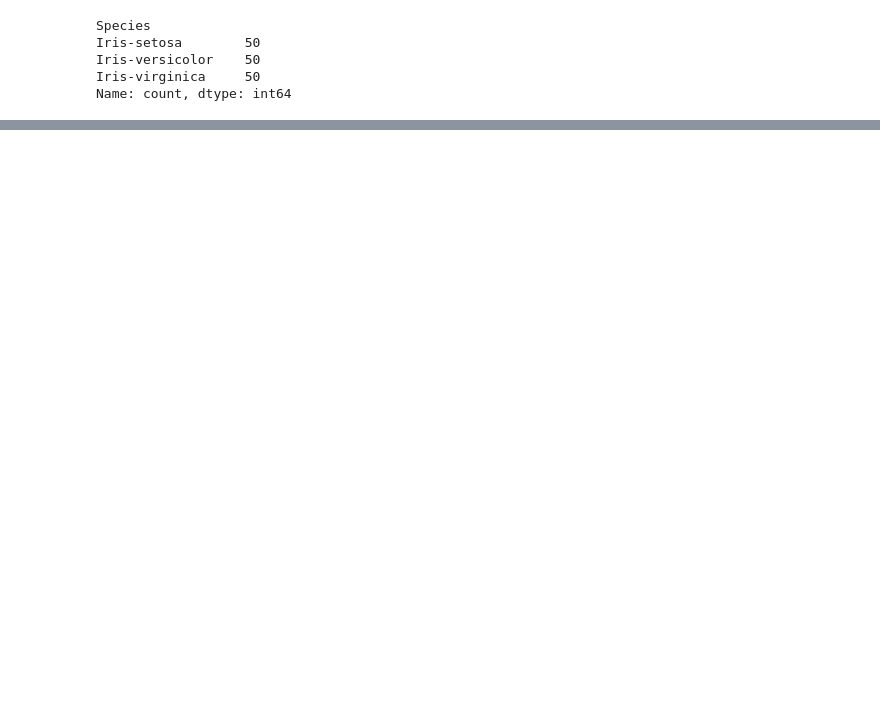
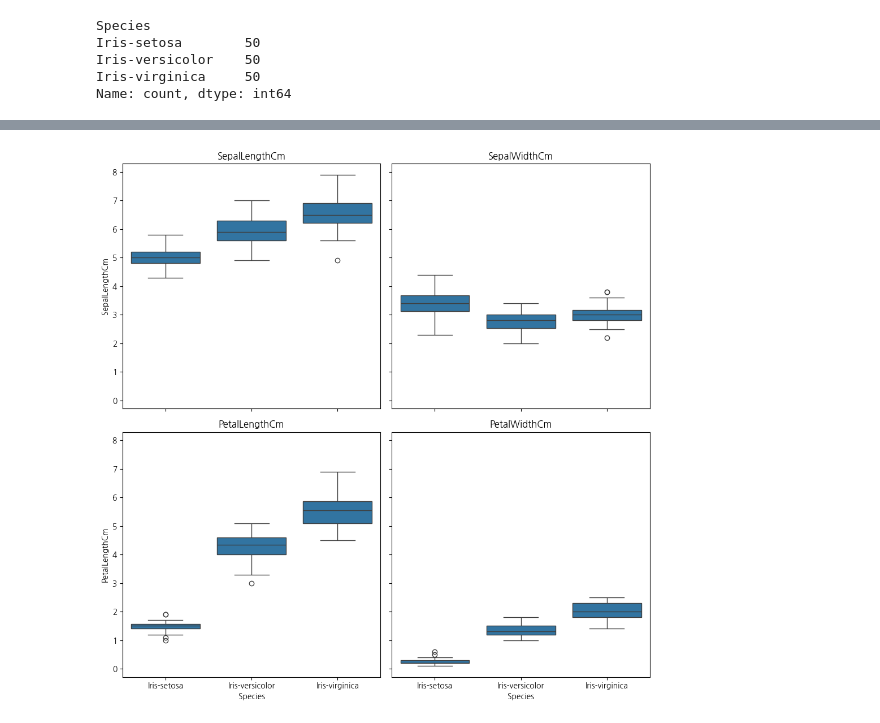
Before and after one commit to jimmynkim/MS_MachineLearning, a Jupyter notebook: 04_분류_붓꽃품종예측/04_분류_붓꽃품종예측1_EDA_실습.ipynb, the cells around one changed output, grey strips where cells are left out. Cells and saved outputs as stored; diff of their text form; code cells hidden in the pictures; blank space fills up the shorter version.

```diff
--- a/04_분류_붓꽃품종예측/04_분류_붓꽃품종예측1_EDA_실습.ipynb
+++ b/04_분류_붓꽃품종예측/04_분류_붓꽃품종예측1_EDA_실습.ipynb
@@ -7,7 +7,7 @@ import koreanize_matplotlib
 # %% [markdown]
 #### 데이터 준비
 # %%
-df_iris = pd.read_csv('data/iris.csv').iloc[:,1:]
+df_iris = pd.read_csv('C:/Users/EL087/Desktop/MS_MachineLearning/data/Iris.csv').iloc[:,1:]
 df_iris.head()
 # %% [output]
 |  | SepalLengthCm | SepalWidthCm | PetalLengthCm | PetalWidthCm | Species |
@@ -76,0 +70,12 @@ plt.tight_layout()
+# %%
+# -----------------------------------
+# 독립변수와 종속변수간의 관계 시각화 -  boxplot
+# -----------------------------------
+fig, ax = plt.subplots(2, 2, figsize=(10, 10), sharex=True, sharey=True)
+axes = ax.flatten()
+for i, feature in enumerate(features):
+    sns.boxplot(x='Species', y=feature, data=df_iris, ax=axes[i])
+    axes[i].set_title(feature)
+plt.tight_layout()
+# %% [output]
+[figure, added]
```
Also changed, not shown: parts of 8 cells of this notebook.
